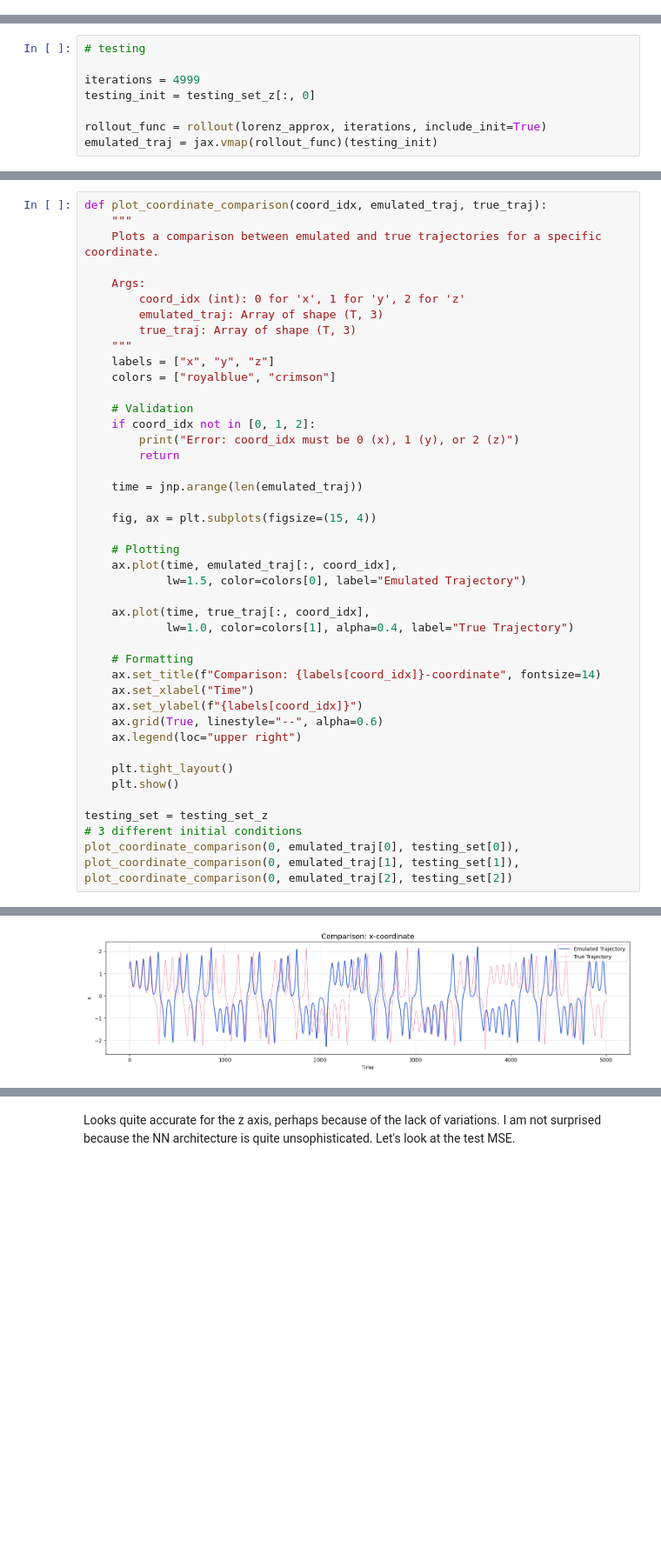
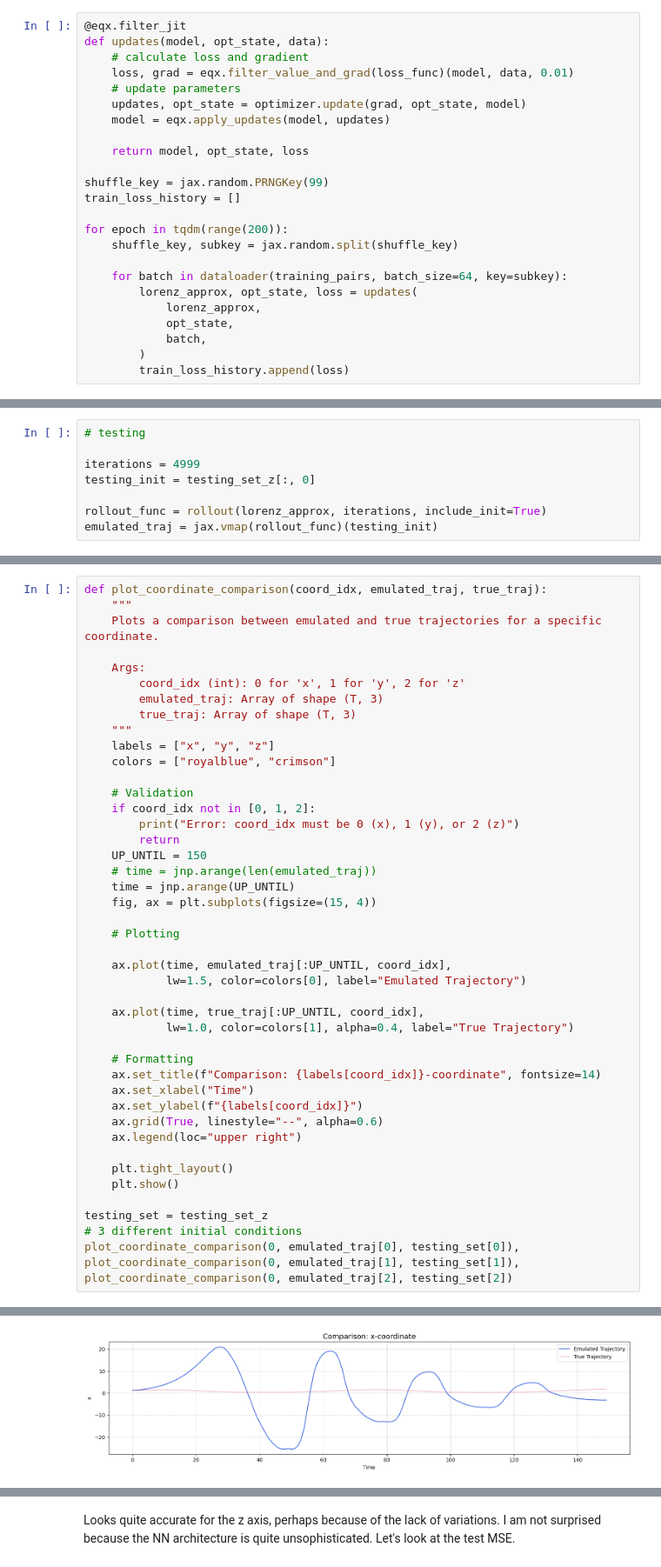
Before and after one commit to Sajidbm/Climate-Modeling, a Jupyter notebook: neuralNetapprox.ipynb, the cells around one changed output, grey strips where cells are left out. Shown at 87% size. Cells and saved outputs as stored; diff of their text form; blank space fills up the shorter version.

```diff
--- a/neuralNetapprox.ipynb
+++ b/neuralNetapprox.ipynb
@@ -152,3 +166,27 @@ for epoch in tqdm(range(200)):
+# %%
+@eqx.filter_jit
+def updates(model, opt_state, data):
+    # calculate loss and gradient
+    loss, grad = eqx.filter_value_and_grad(loss_func)(model, data, 0.01)
+    # update parameters
+    updates, opt_state = optimizer.update(grad, opt_state, model)
+    model = eqx.apply_updates(model, updates)
+
+    return model, opt_state, loss
+
+shuffle_key = jax.random.PRNGKey(99)
+train_loss_history = []
+
+for epoch in tqdm(range(200)):
+    shuffle_key, subkey = jax.random.split(shuffle_key)
+
+    for batch in dataloader(training_pairs, batch_size=64, key=subkey):
+        lorenz_approx, opt_state, loss = updates(
+            lorenz_approx,
+            opt_state,
+            batch,
+        )
+        train_loss_history.append(loss)
 # %%
 plt.semilogy(train_loss_history)
 # %% [output]
@@ -190,16 +233,17 @@ def plot_coordinate_comparison(coord_idx, emulated_traj, true_traj):
     if coord_idx not in [0, 1, 2]:
         print("Error: coord_idx must be 0 (x), 1 (y), or 2 (z)")
         return
-
-    time = jnp.arange(len(emulated_traj))
-
+    UP_UNTIL = 150
+    # time = jnp.arange(len(emulated_traj))
+    time = jnp.arange(UP_UNTIL)
     fig, ax = plt.subplots(figsize=(15, 4))
 
     # Plotting
-    ax.plot(time, emulated_traj[:, coord_idx],
+
+    ax.plot(time, emulated_traj[:UP_UNTIL, coord_idx],
             lw=1.5, color=colors[0], label="Emulated Trajectory")
 
-    ax.plot(time, true_traj[:, coord_idx],
+    ax.plot(time, true_traj[:UP_UNTIL, coord_idx],
             lw=1.0, color=colors[1], alpha=0.4, label="True Trajectory")
 
     # Formatting
@@ -221,4 +265,4 @@ plot_coordinate_comparison(0, emulated_traj[0], testing_set[0]), plot_coordinate
-[figure, old version]
+[figure, new version]
 (None, None, None)
 # %%
 # 3 different initial conditions for y axis
```
Also changed, not shown: parts of 13 cells of this notebook, 2 other files.
